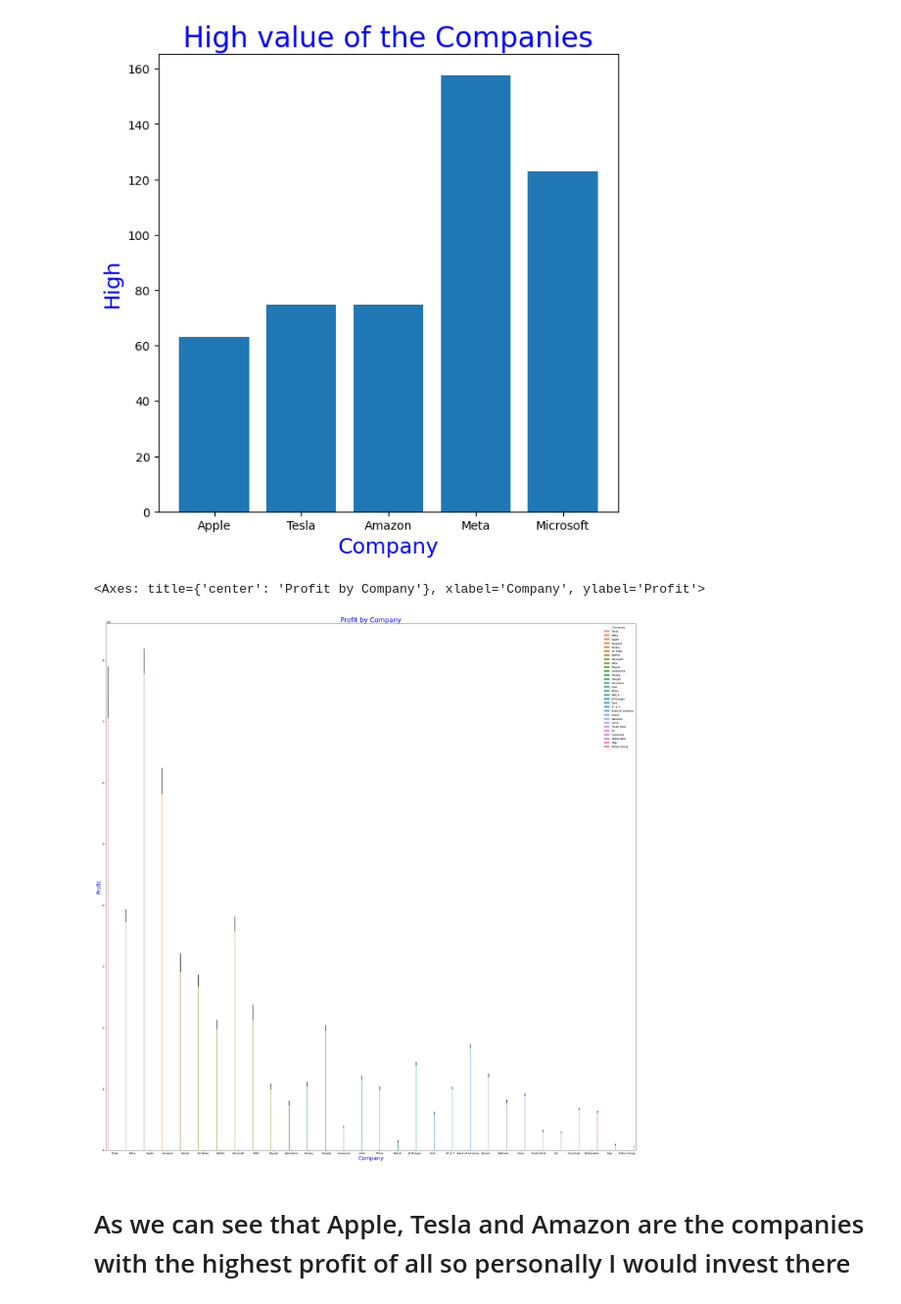
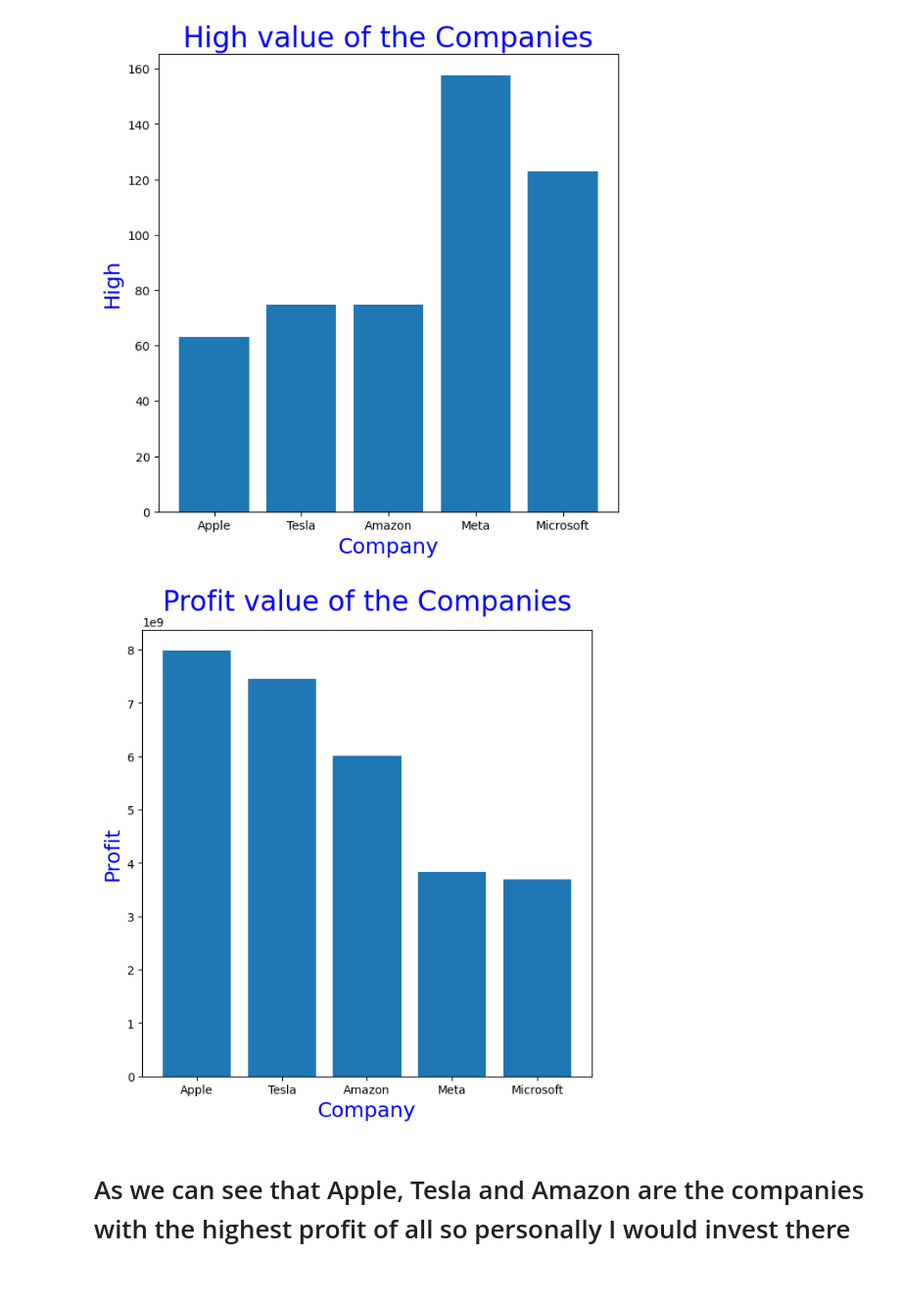
Before and after one commit to ubco-W2022T2-data301/Group35, a Jupyter notebook: analysis/analysis2.ipynb, the cells around one changed output. Shown at 98% size. Cells and saved outputs as stored; diff of their text form; code cells hidden in the pictures.

```diff
--- a/analysis/analysis2.ipynb
+++ b/analysis/analysis2.ipynb
@@ -144,17 +144,16 @@ def loadprocess(https://github.com/ubco-W2022T2-data301/Group35/tree/main/data/r
 # %%
 import matplotlib.pyplot as plt #this is to visualise the profits in the form of a graph
 import seaborn as sns
 
-gg = gg.head(10)
-df.sort_values(by='Profit',ascending = False, inplace = True)
-plt.figure(figsize=(36,36))
-plt.xlabel('Company',fontsize = 20).set_color('Blue')
-plt.ylabel('Profit',fontsize = 20).set_color('Blue')
-plt.title('Profit by Company', fontsize = 25).set_color('Blue')
-sns.barplot(x= 'Company', y = 'Profit', hue = 'Company', data=df)
+
+plt.figure(figsize=(7,7))
+plt.xlabel('Company', fontsize=18, color='blue')
+plt.ylabel('Profit', fontsize=18, color='blue')
+plt.title('Profit value of the Companies', fontsize=24, color='blue')
+plt.bar(gg['Companies'], gg['Profit'])
+plt.show()
 # %% [output]
-<Axes: title={'center': 'Profit by Company'}, xlabel='Company', ylabel='Profit'>
-[figure, old version]
+[figure, new version]
 # %%
 df.to_csv('mydata.csv', index=False) #I have loaded my dataset into another processec file called mydata.csv to use it for
                                      #the dashboard
```
